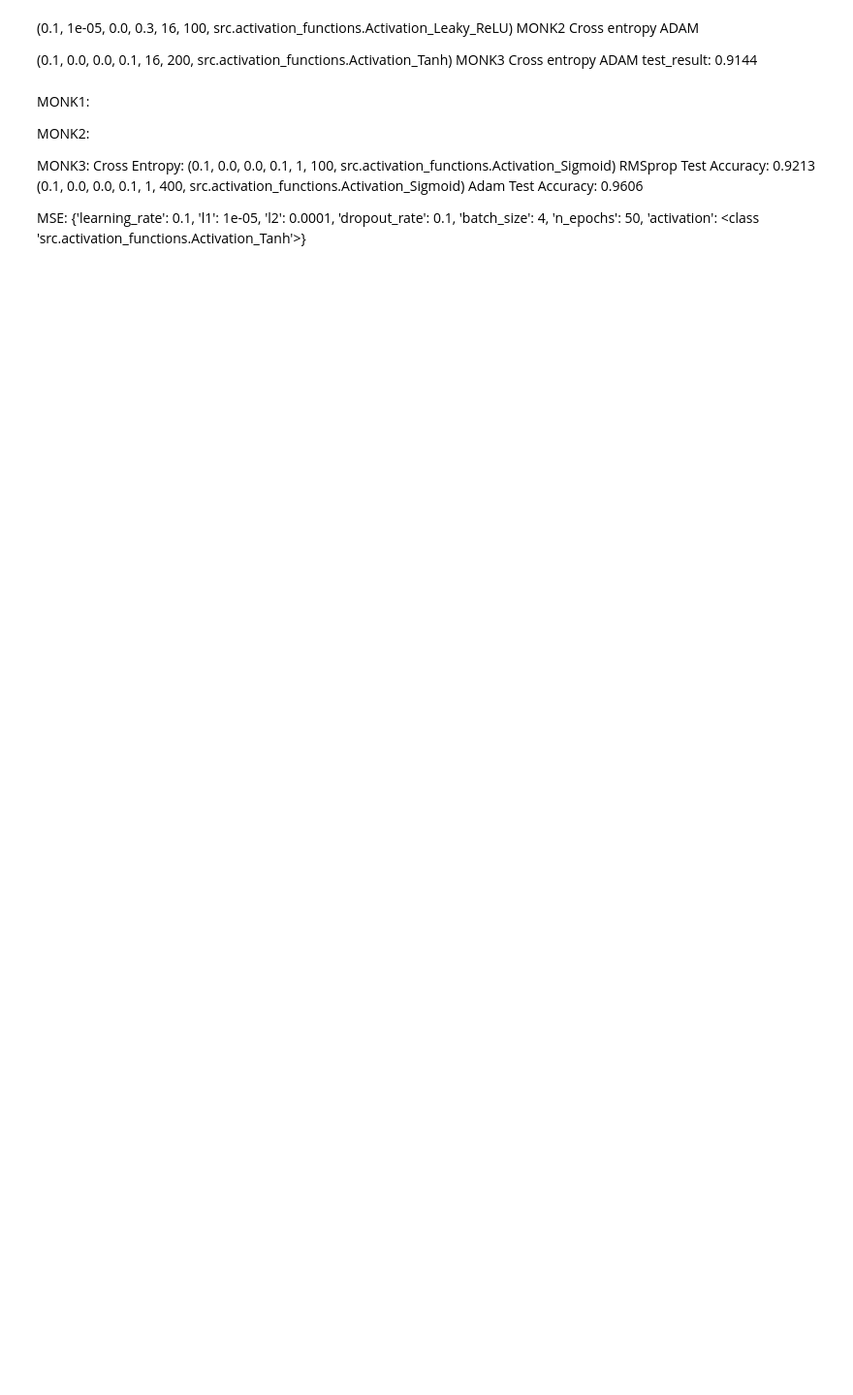
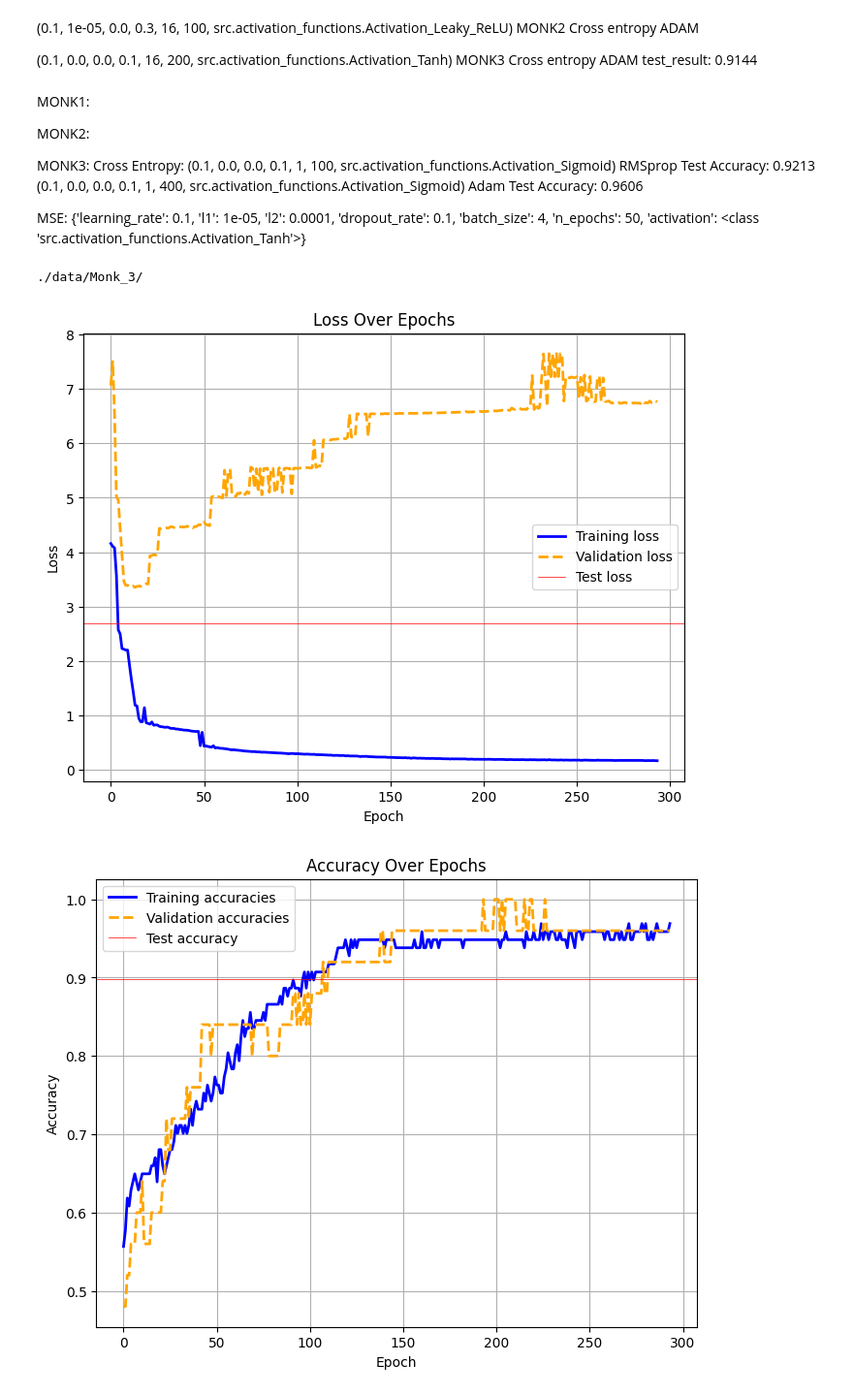
Before and after one commit to Mostafa772/ML_project, a Jupyter notebook: baseline.ipynb, the cells around one changed output. Shown at 97% size. Cells and saved outputs as stored; diff of their text form; code cells hidden in the pictures; blank space fills up the shorter version.

```diff
--- a/baseline.ipynb
+++ b/baseline.ipynb
@@ -326,6 +327,12 @@ Test Accuracy: 0.9606
 
 MSE:
 {'learning_rate': 0.1, 'l1': 1e-05, 'l2': 0.0001, 'dropout_rate': 0.1, 'batch_size': 4, 'n_epochs': 50, 'activation': <class 'src.activation_functions.Activation_Tanh'>}
+# %%
+save_results(f"Monk_{monk}", model, best_hyperparams, metrics, save_accuracies=True)
+# %% [output]
+./data/Monk_3/
+[figure, added]
+[figure, added]
 # %%
 # n_epochs = 350
 # batch_size = 1
```
Also changed, not shown: parts of 5 cells of this notebook, 1 other file.
